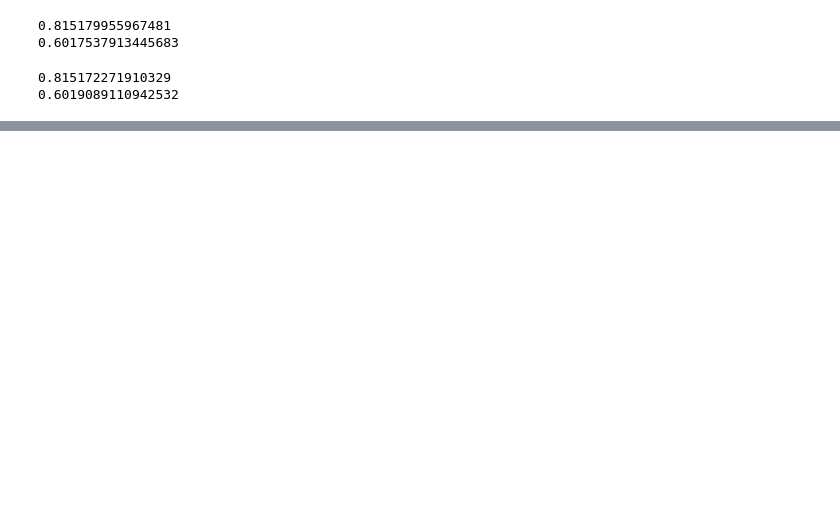
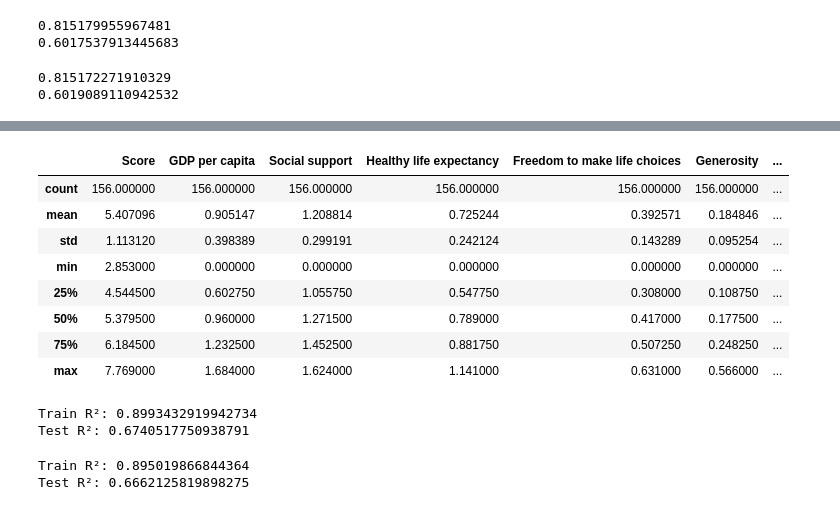
Before and after one commit to arata-katagiri/ds_projects, a Jupyter notebook: world_happiness/world_happiness.ipynb, the cells around one changed output, grey strips where cells are left out. Drawn from its saved outputs; the diff is of its cells as text; code cells hidden in the pictures; blank space fills up the shorter version.

```diff
--- a/world_happiness/world_happiness.ipynb
+++ b/world_happiness/world_happiness.ipynb
@@ -193,0 +258,12 @@ Test R²: 0.636062562371389
+# %%
+df.describe()
+# %% [output]
+|  | Score | GDP per capita | Social support | Healthy life expectancy | Freedom to make life choices | Generosity | ... |
+| count | 156.000000 | 156.000000 | 156.000000 | 156.000000 | 156.000000 | 156.000000 | ... |
+| mean | 5.407096 | 0.905147 | 1.208814 | 0.725244 | 0.392571 | 0.184846 | ... |
+| std | 1.113120 | 0.398389 | 0.299191 | 0.242124 | 0.143289 | 0.095254 | ... |
+| min | 2.853000 | 0.000000 | 0.000000 | 0.000000 | 0.000000 | 0.000000 | ... |
+| 25% | 4.544500 | 0.602750 | 1.055750 | 0.547750 | 0.308000 | 0.108750 | ... |
+| 50% | 5.379500 | 0.960000 | 1.271500 | 0.789000 | 0.417000 | 0.177500 | ... |
+| 75% | 6.184500 | 1.232500 | 1.452500 | 0.881750 | 0.507250 | 0.248250 | ... |
+| max | 7.769000 | 1.684000 | 1.624000 | 1.141000 | 0.631000 | 0.566000 | ... |
@@ -193,0 +272,19 @@ Test R²: 0.636062562371389
+# %%
+X = df.drop('Score', axis=1)
+y = df['Score']
+
+X_train, X_test, y_train, y_test = train_test_split(X, y, test_size=0.2, random_state=42)
+
+scaler = StandardScaler()
+X_train_scaled = scaler.fit_transform(X_train)
+X_test_scaled = scaler.transform(X_test)
+
+xgb.fit(X_train_scaled, y_train)
+
+y_pred = xgb.predict(X_test_scaled)
+y_train_pred = xgb.predict(X_train_scaled)
+print("Train R²:", r2_score(y_train, y_train_pred))
+print("Test R²:", r2_score(y_test, y_pred))
+# %% [output]
+Train R²: 0.8993432919942734
+Test R²: 0.6740517750938791
@@ -193,0 +293,19 @@ Test R²: 0.636062562371389
+# %%
+X = df.drop('Score', axis=1)
+y = df['Score']
+
+X_train, X_test, y_train, y_test = train_test_split(X, y, test_size=0.2, random_state=42)
+
+scaler = StandardScaler()
+X_train_scaled = scaler.fit_transform(X_train)
+X_test_scaled = scaler.transform(X_test)
+
+xgb.fit(X_train_scaled, y_train)
+
+y_pred = xgb.predict(X_test_scaled)
+y_train_pred = xgb.predict(X_train_scaled)
+print("Train R²:", r2_score(y_train, y_train_pred))
+print("Test R²:", r2_score(y_test, y_pred))
+# %% [output]
+Train R²: 0.895019866844364
+Test R²: 0.6662125819898275
```
Also changed, not shown: parts of 17 cells of this notebook.
